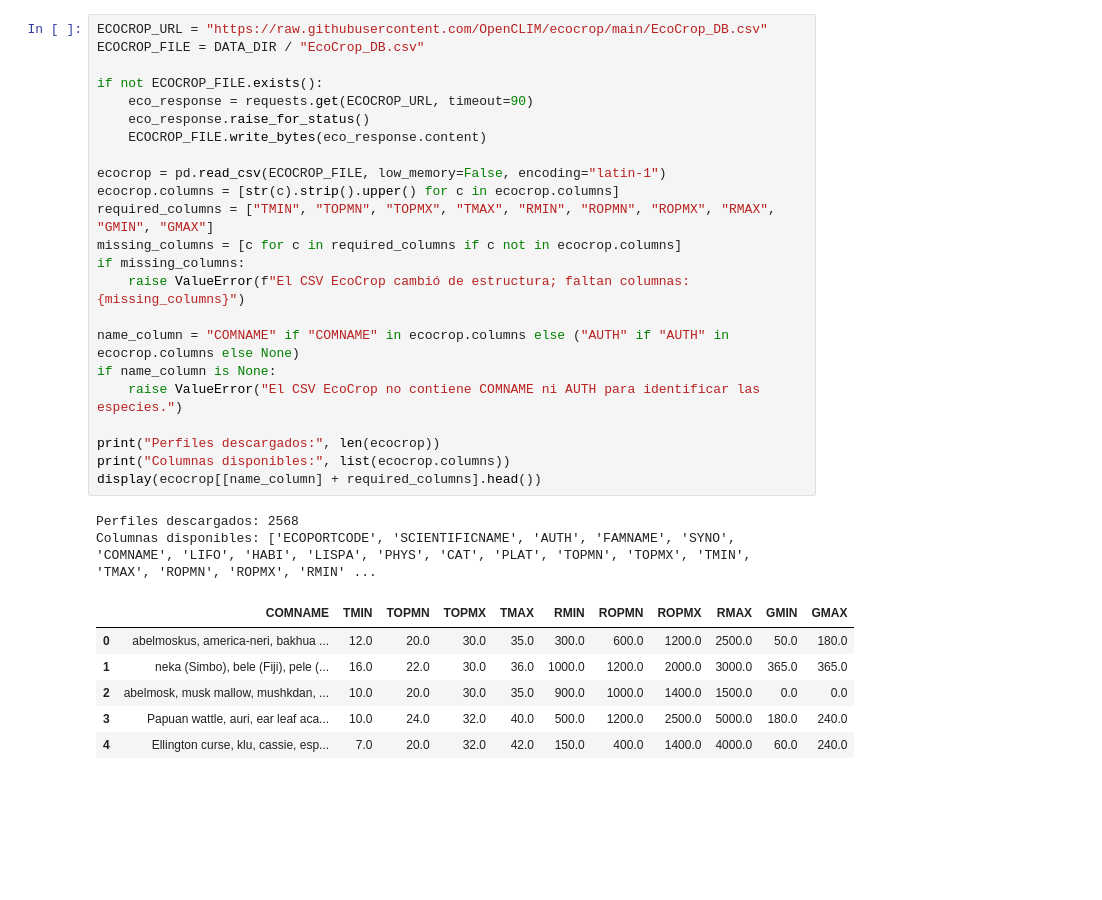
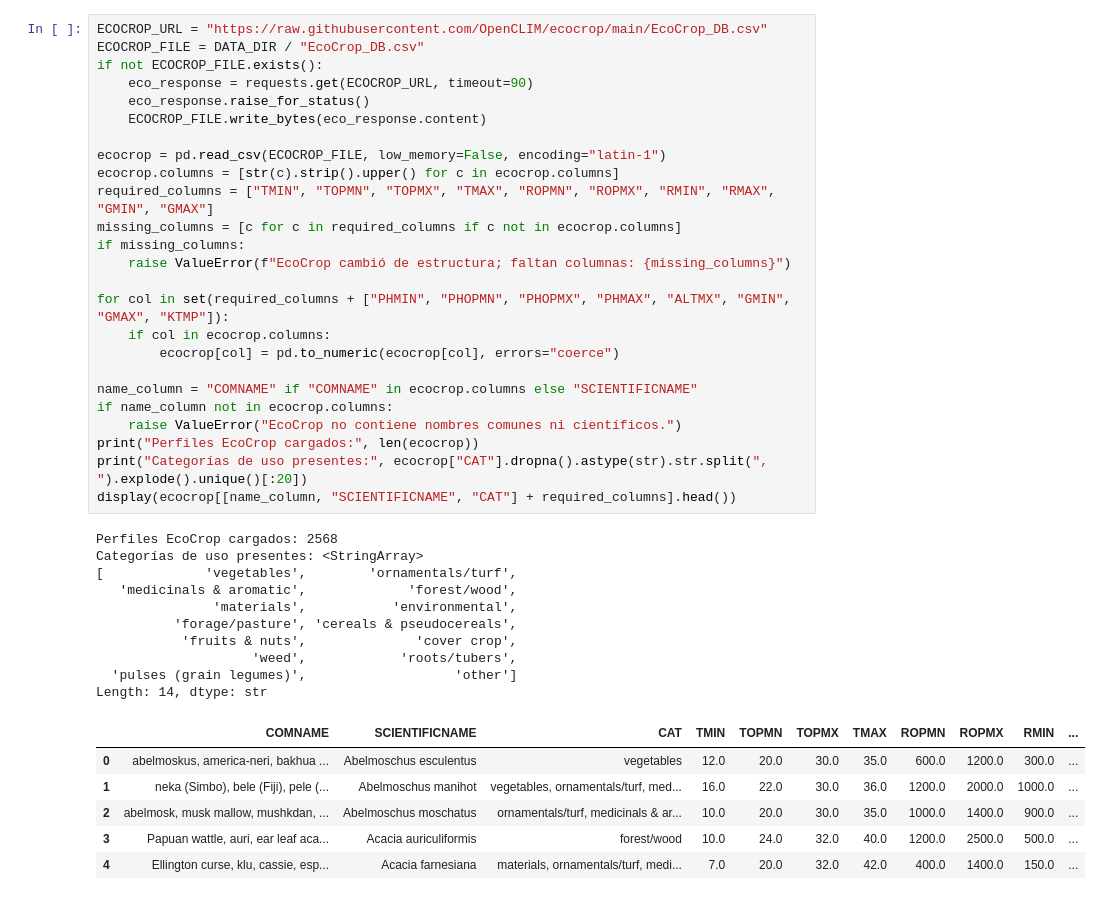
Before and after one commit to kevinmore26/NASA_SPACE_APPS_HACKATON, a Jupyter notebook: ml/ml.ipynb, the cells around one changed output. Drawn from its saved outputs; the diff is of its cells as text; blank space fills up the shorter version.

```diff
--- a/ml/ml.ipynb
+++ b/ml/ml.ipynb
@@ -261,33 +233,43 @@ Se descarga el CSV público **EcoCrop_DB.csv** del proyecto OpenCLIM, que public
 # %%
 ECOCROP_URL = "https://raw.githubusercontent.com/OpenCLIM/ecocrop/main/EcoCrop_DB.csv"
 ECOCROP_FILE = DATA_DIR / "EcoCrop_DB.csv"
-
 if not ECOCROP_FILE.exists():
     eco_response = requests.get(ECOCROP_URL, timeout=90)
     eco_response.raise_for_status()
     ECOCROP_FILE.write_bytes(eco_response.content)
 
 ecocrop = pd.read_csv(ECOCROP_FILE, low_memory=False, encoding="latin-1")
 ecocrop.columns = [str(c).strip().upper() for c in ecocrop.columns]
-required_columns = ["TMIN", "TOPMN", "TOPMX", "TMAX", "RMIN", "ROPMN", "ROPMX", "RMAX", "GMIN", "GMAX"]
+required_columns = ["TMIN", "TOPMN", "TOPMX", "TMAX", "ROPMN", "ROPMX", "RMIN", "RMAX", "GMIN", "GMAX"]
 missing_columns = [c for c in required_columns if c not in ecocrop.columns]
 if missing_columns:
-    raise ValueError(f"El CSV EcoCrop cambió de estructura; faltan columnas: {missing_columns}")
+    raise ValueError(f"EcoCrop cambió de estructura; faltan columnas: {missing_columns}")
 
-name_column = "COMNAME" if "COMNAME" in ecocrop.columns else ("AUTH" if "AUTH" in ecocrop.columns else None)
-if name_column is None:
-    raise ValueError("El CSV EcoCrop no contiene COMNAME ni AUTH para identificar las especies.")
+for col in set(required_columns + ["PHMIN", "PHOPMN", "PHOPMX", "PHMAX", "ALTMX", "GMIN", "GMAX", "KTMP"]):
+    if col in ecocrop.columns:
+        ecocrop[col] = pd.to_numeric(ecocrop[col], errors="coerce")
 
-print("Perfiles descargados:", len(ecocrop))
-print("Columnas disponibles:", list(ecocrop.columns))
-display(ecocrop[[name_column] + required_columns].head())
+name_column = "COMNAME" if "COMNAME" in ecocrop.columns else "SCIENTIFICNAME"
+if name_column not in ecocrop.columns:
+    raise ValueError("EcoCrop no contiene nombres comunes ni científicos.")
+print("Perfiles EcoCrop cargados:", len(ecocrop))
+print("Categorías de uso presentes:", ecocrop["CAT"].dropna().astype(str).str.split(", ").explode().unique()[:20])
+display(ecocrop[[name_column, "SCIENTIFICNAME", "CAT"] + required_columns].head())
 # %% [output]
-Perfiles descargados: 2568
-Columnas disponibles: ['ECOPORTCODE', 'SCIENTIFICNAME', 'AUTH', 'FAMNAME', 'SYNO', 'COMNAME', 'LIFO', 'HABI', 'LISPA', 'PHYS', 'CAT', 'PLAT', 'TOPMN', 'TOPMX', 'TMIN', 'TMAX', 'ROPMN', 'ROPMX', 'RMIN' ...
+Perfiles EcoCrop cargados: 2568
+Categorías de uso presentes: <StringArray>
+[             'vegetables',        'ornamentals/turf',
+   'medicinals & aromatic',             'forest/wood',
+               'materials',           'environmental',
+          'forage/pasture', 'cereals & pseudocereals',
+           'fruits & nuts',              'cover crop',
+                    'weed',            'roots/tubers',
+  'pulses (grain legumes)',                   'other']
+Length: 14, dtype: str
-|  | COMNAME | TMIN | TOPMN | TOPMX | TMAX | RMIN | ROPMN | ROPMX | RMAX | GMIN | GMAX |
-| 0 | abelmoskus, america-neri, bakhua ... | 12.0 | 20.0 | 30.0 | 35.0 | 300.0 | 600.0 | 1200.0 | 2500.0 | 50.0 | 180.0 |
-| 1 | neka (Simbo), bele (Fiji), pele (... | 16.0 | 22.0 | 30.0 | 36.0 | 1000.0 | 1200.0 | 2000.0 | 3000.0 | 365.0 | 365.0 |
-| 2 | abelmosk, musk mallow, mushkdan, ... | 10.0 | 20.0 | 30.0 | 35.0 | 900.0 | 1000.0 | 1400.0 | 1500.0 | 0.0 | 0.0 |
-| 3 | Papuan wattle, auri, ear leaf aca... | 10.0 | 24.0 | 32.0 | 40.0 | 500.0 | 1200.0 | 2500.0 | 5000.0 | 180.0 | 240.0 |
-| 4 | Ellington curse, klu, cassie, esp... | 7.0 | 20.0 | 32.0 | 42.0 | 150.0 | 400.0 | 1400.0 | 4000.0 | 60.0 | 240.0 |
+|  | COMNAME | SCIENTIFICNAME | CAT | TMIN | TOPMN | TOPMX | TMAX | ROPMN | ROPMX | RMIN | ... |
+| 0 | abelmoskus, america-neri, bakhua ... | Abelmoschus esculentus | vegetables | 12.0 | 20.0 | 30.0 | 35.0 | 600.0 | 1200.0 | 300.0 | ... |
+| 1 | neka (Simbo), bele (Fiji), pele (... | Abelmoschus manihot | vegetables, ornamentals/turf, med... | 16.0 | 22.0 | 30.0 | 36.0 | 1200.0 | 2000.0 | 1000.0 | ... |
+| 2 | abelmosk, musk mallow, mushkdan, ... | Abelmoschus moschatus | ornamentals/turf, medicinals & ar... | 10.0 | 20.0 | 30.0 | 35.0 | 1000.0 | 1400.0 | 900.0 | ... |
+| 3 | Papuan wattle, auri, ear leaf aca... | Acacia auriculiformis | forest/wood | 10.0 | 24.0 | 32.0 | 40.0 | 1200.0 | 2500.0 | 500.0 | ... |
+| 4 | Ellington curse, klu, cassie, esp... | Acacia farnesiana | materials, ornamentals/turf, medi... | 7.0 | 20.0 | 32.0 | 42.0 | 400.0 | 1400.0 | 150.0 | ... |
 # %% [markdown]
```
Also changed, not shown: parts of 16 cells of this notebook, 23 other files.
